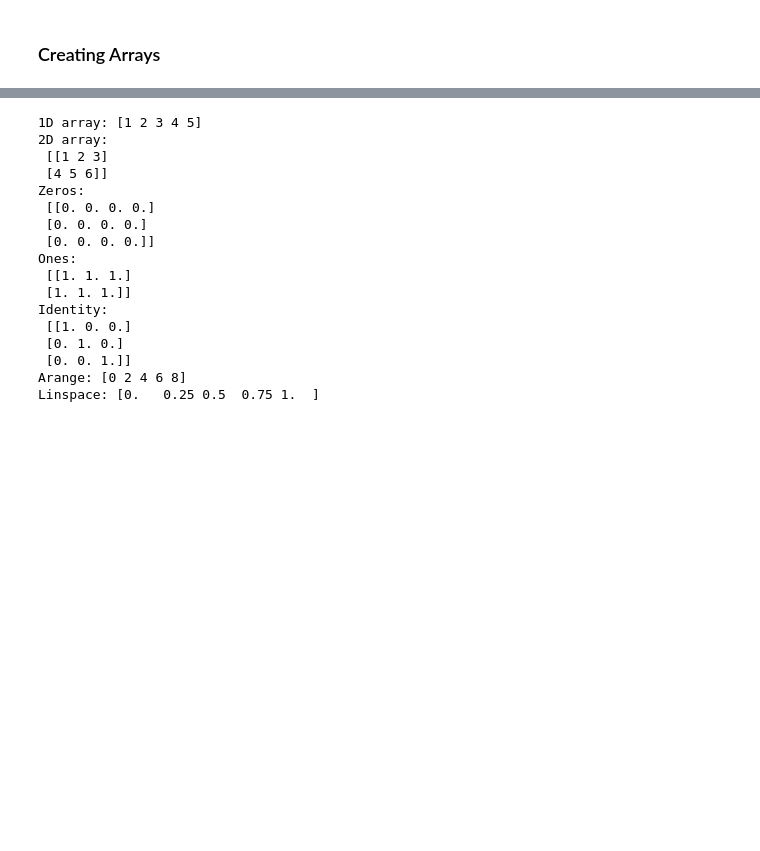
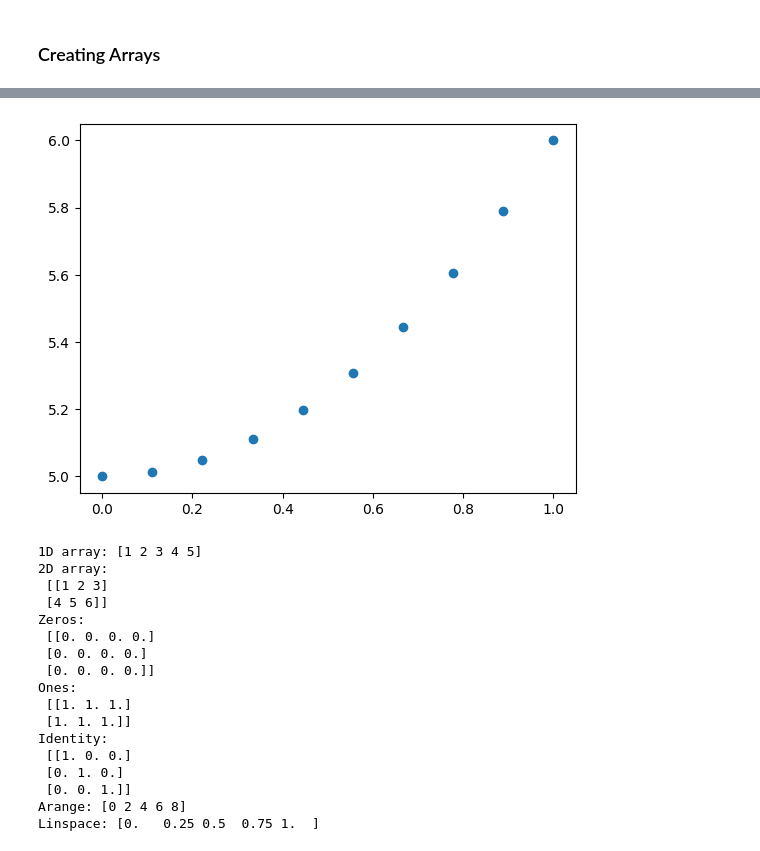
Before and after one commit to amkathum/-Colab, a Jupyter notebook: Data_Libraries.ipynb, the cells around one changed output, grey strips where cells are left out. Saved outputs shown, nothing was run; the diff lists cells and outputs as text; code cells hidden in the pictures; blank space fills up the shorter version.

```diff
--- a/Data_Libraries.ipynb
+++ b/Data_Libraries.ipynb
@@ -15,3 +48,12 @@ import numpy as np
+# %%
+x= np.linspace(0, 1,10)
+y = x**2 + 5
+
+import matplotlib.pyplot as plt
+plt.scatter(x,y)
+plt.show()
+# %% [output]
+[figure, added]
 # %%
 arr1 = np.array([1, 2, 3, 4, 5])
 arr2 = np.array([[1, 2, 3], [4, 5, 6]])
```
Also changed, not shown: parts of 8 cells of this notebook.
